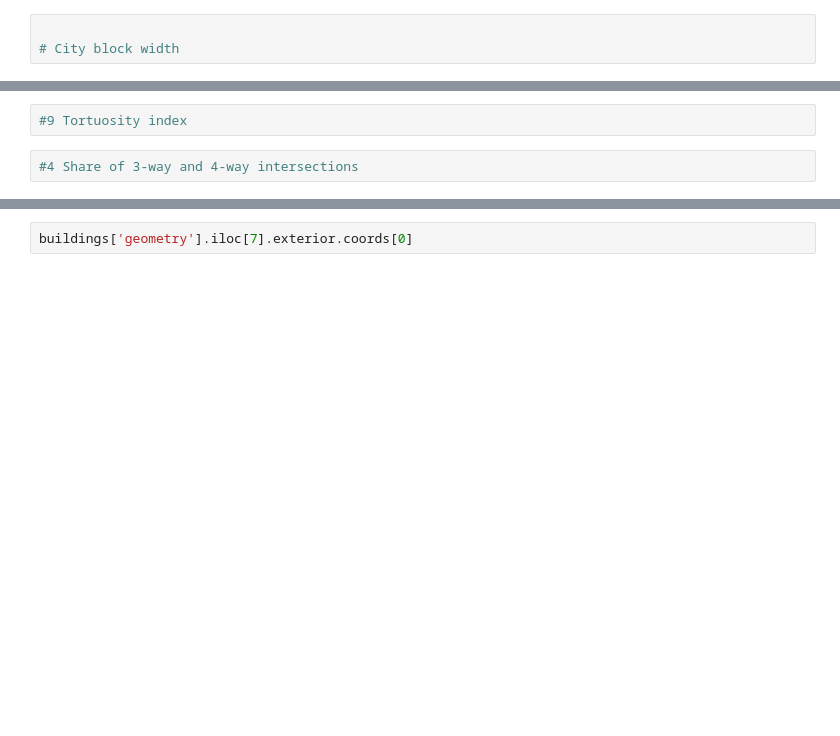
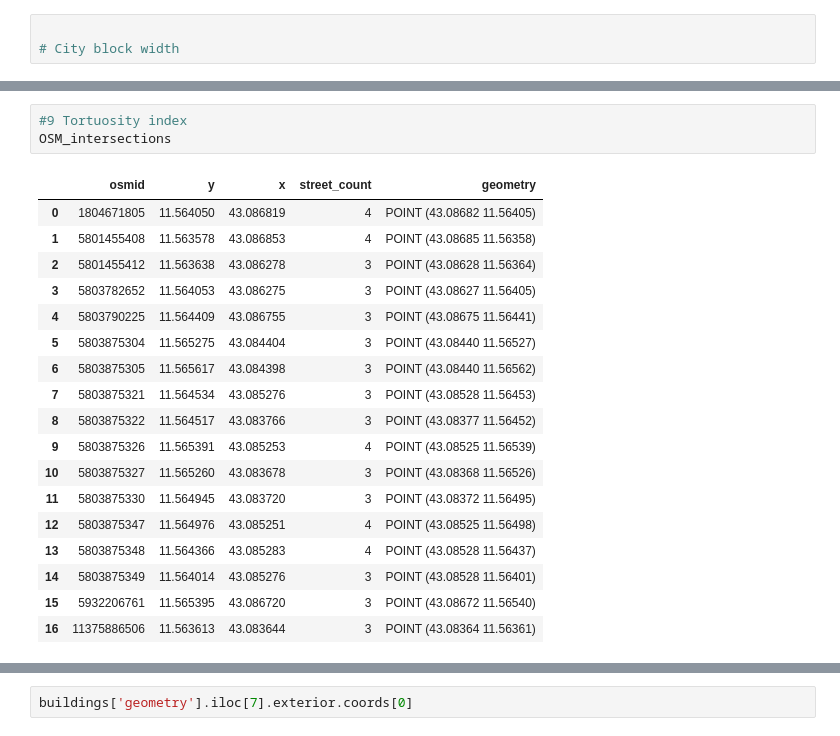
Before and after one commit to sarangof/identifyingLandSubdivisions, a Jupyter notebook: calculate-metrics.ipynb, the cells around one changed output, grey strips where cells are left out. Saved outputs shown, nothing was run; the diff lists cells and outputs as text; blank space fills up the shorter version.

```diff
--- a/calculate-metrics.ipynb
+++ b/calculate-metrics.ipynb
@@ -215,4 +178,22 @@ shapely.geometry.polygon.Polygon
 # %%
 #9 Tortuosity index
+OSM_intersections
+# %% [output]
+|  | osmid | y | x | street_count | geometry |
+| 0 | 1804671805 | 11.564050 | 43.086819 | 4 | POINT (43.08682 11.56405) |
+| 1 | 5801455408 | 11.563578 | 43.086853 | 4 | POINT (43.08685 11.56358) |
+| 2 | 5801455412 | 11.563638 | 43.086278 | 3 | POINT (43.08628 11.56364) |
+| 3 | 5803782652 | 11.564053 | 43.086275 | 3 | POINT (43.08627 11.56405) |
+| 4 | 5803790225 | 11.564409 | 43.086755 | 3 | POINT (43.08675 11.56441) |
+| 5 | 5803875304 | 11.565275 | 43.084404 | 3 | POINT (43.08440 11.56527) |
+| 6 | 5803875305 | 11.565617 | 43.084398 | 3 | POINT (43.08440 11.56562) |
+| 7 | 5803875321 | 11.564534 | 43.085276 | 3 | POINT (43.08528 11.56453) |
+| 8 | 5803875322 | 11.564517 | 43.083766 | 3 | POINT (43.08377 11.56452) |
+| 9 | 5803875326 | 11.565391 | 43.085253 | 4 | POINT (43.08525 11.56539) |
+| 10 | 5803875327 | 11.565260 | 43.083678 | 3 | POINT (43.08368 11.56526) |
+| 11 | 5803875330 | 11.564945 | 43.083720 | 3 | POINT (43.08372 11.56495) |
+| 12 | 5803875347 | 11.564976 | 43.085251 | 4 | POINT (43.08525 11.56498) |
+| 13 | 5803875348 | 11.564366 | 43.085283 | 4 | POINT (43.08528 11.56437) |
+| 14 | 5803875349 | 11.564014 | 43.085276 | 3 | POINT (43.08528 11.56401) |
+| 15 | 5932206761 | 11.565395 | 43.086720 | 3 | POINT (43.08672 11.56540) |
+| 16 | 11375886506 | 11.563613 | 43.083644 | 3 | POINT (43.08364 11.56361) |
-# %%
-#4 Share of 3-way and 4-way intersections
```
Also changed, not shown: parts of 28 cells of this notebook.
